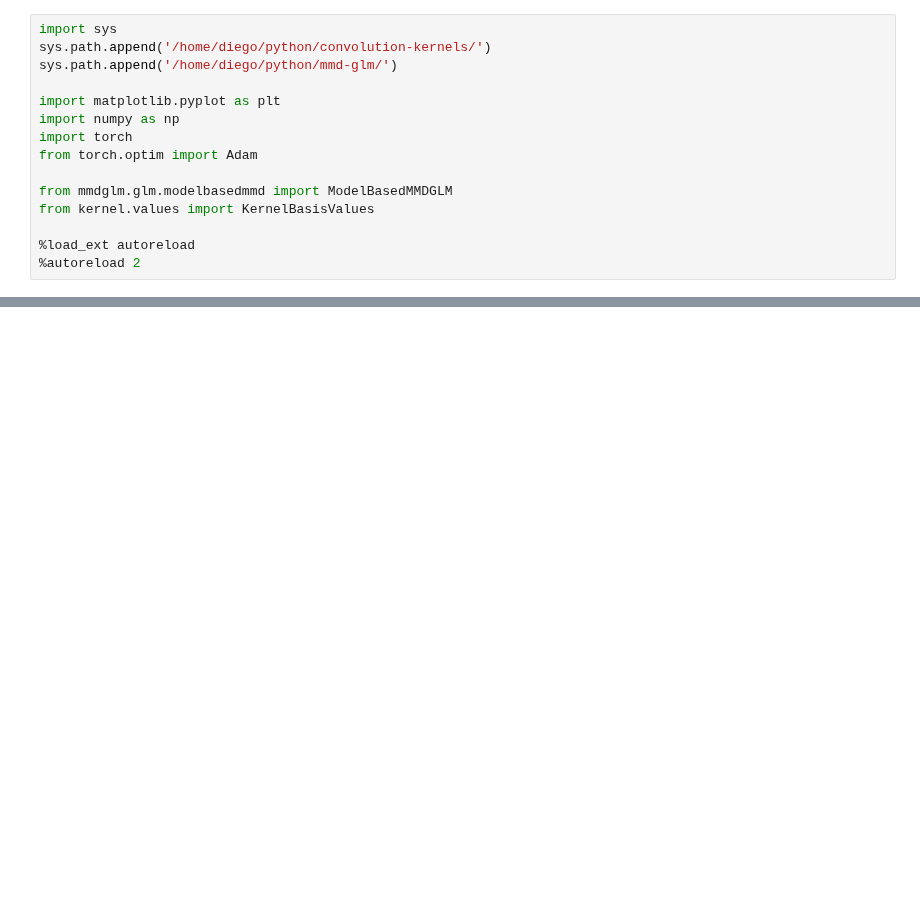
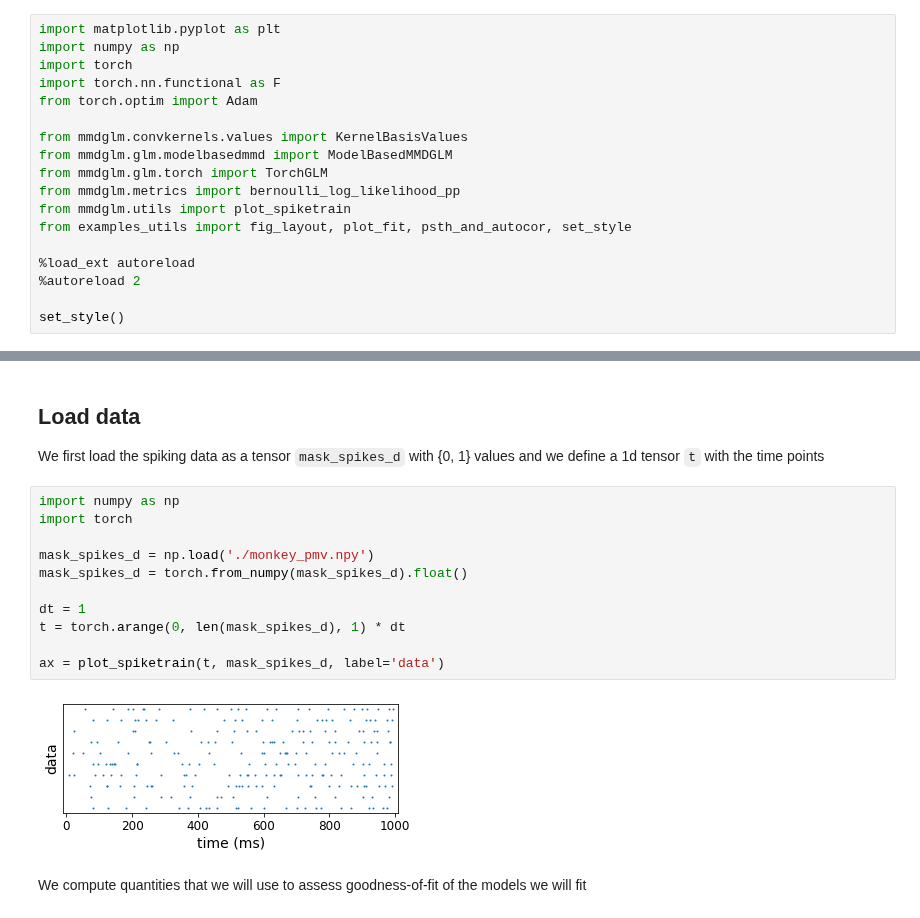
Before and after one commit to diegoarri91/mmd-glm, a Jupyter notebook: examples/stabilizing_glm.ipynb, the cells around one changed output, grey strips where cells are left out. Saved outputs shown, nothing was run; the diff lists cells and outputs as text; blank space fills up the shorter version.

Commit message:
finished working examples

```diff
--- a/examples/stabilizing_glm.ipynb
+++ b/examples/stabilizing_glm.ipynb
@@ -1,15 +1,18 @@
 # %%
-import sys
-sys.path.append('/home/diego/python/convolution-kernels/')
-sys.path.append('/home/diego/python/mmd-glm/')
-
 import matplotlib.pyplot as plt
 import numpy as np
 import torch
+import torch.nn.functional as F
 from torch.optim import Adam
 
+from mmdglm.convkernels.values import KernelBasisValues
 from mmdglm.glm.modelbasedmmd import ModelBasedMMDGLM
-from kernel.values import KernelBasisValues
+from mmdglm.glm.torch import TorchGLM
+from mmdglm.metrics import bernoulli_log_likelihood_pp
+from mmdglm.utils import plot_spiketrain
+from examples_utils import fig_layout, plot_fit, psth_and_autocor, set_style
 
 %load_ext autoreload
 %autoreload 2
+
+set_style()
@@ -86,0 +22,19 @@ tensor(287986.7188)
+# %% [markdown]
+## Load data
+
+We first load the spiking data as a tensor `mask_spikes_d` with {0, 1} values and we define a 1d tensor `t` with the time points
+# %%
+import numpy as np
+import torch
+
+mask_spikes_d = np.load('./monkey_pmv.npy')
+mask_spikes_d = torch.from_numpy(mask_spikes_d).float()
+
+dt = 1
+t = torch.arange(0, len(mask_spikes_d), 1) * dt
+
+ax = plot_spiketrain(t, mask_spikes_d, label='data')
+# %% [output]
+[figure, added]
+# %% [markdown]
+We compute quantities that we will use to assess goodness-of-fit of the models we will fit
```
Also changed, not shown: parts of 29 cells of this notebook, 11 other files.
